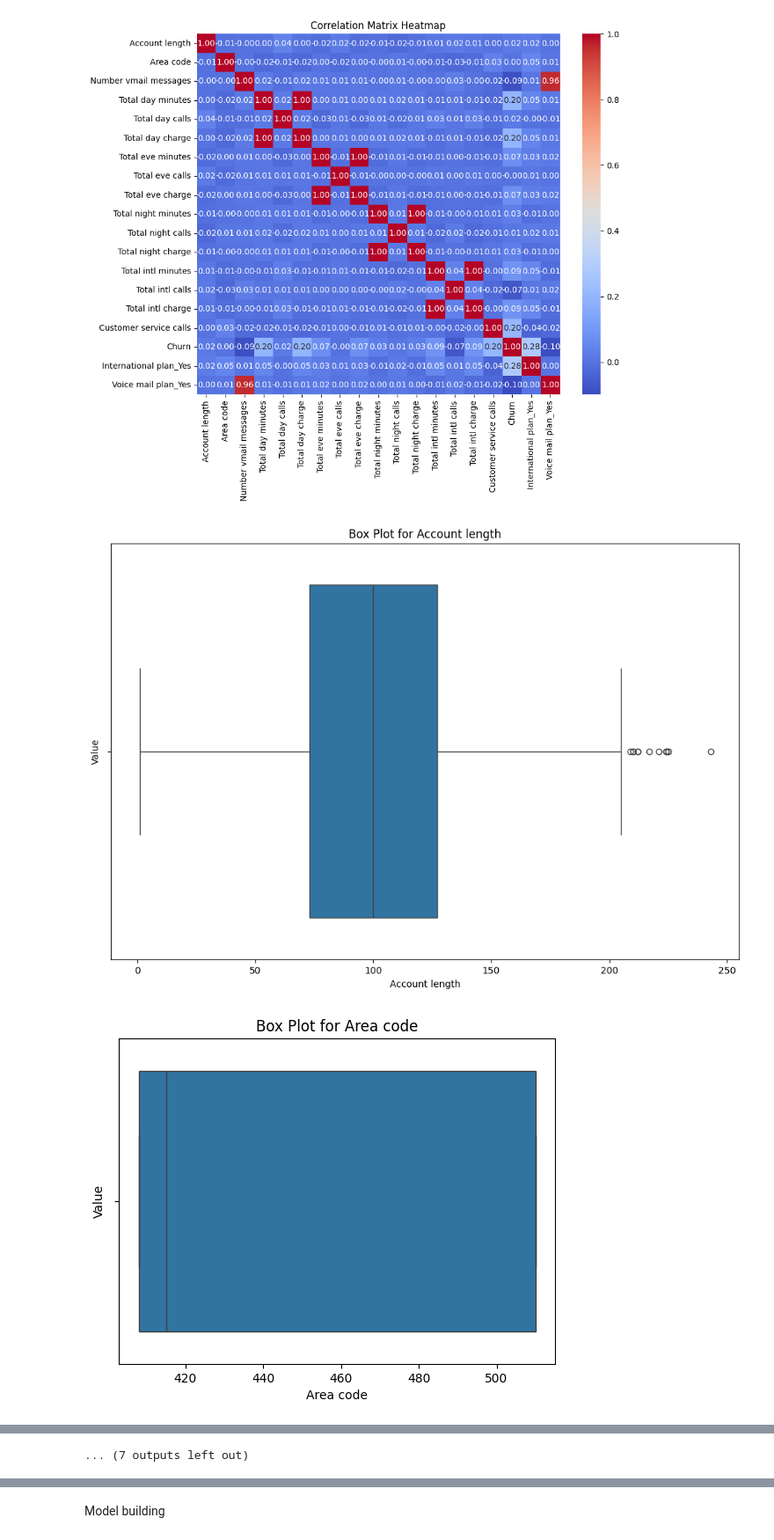
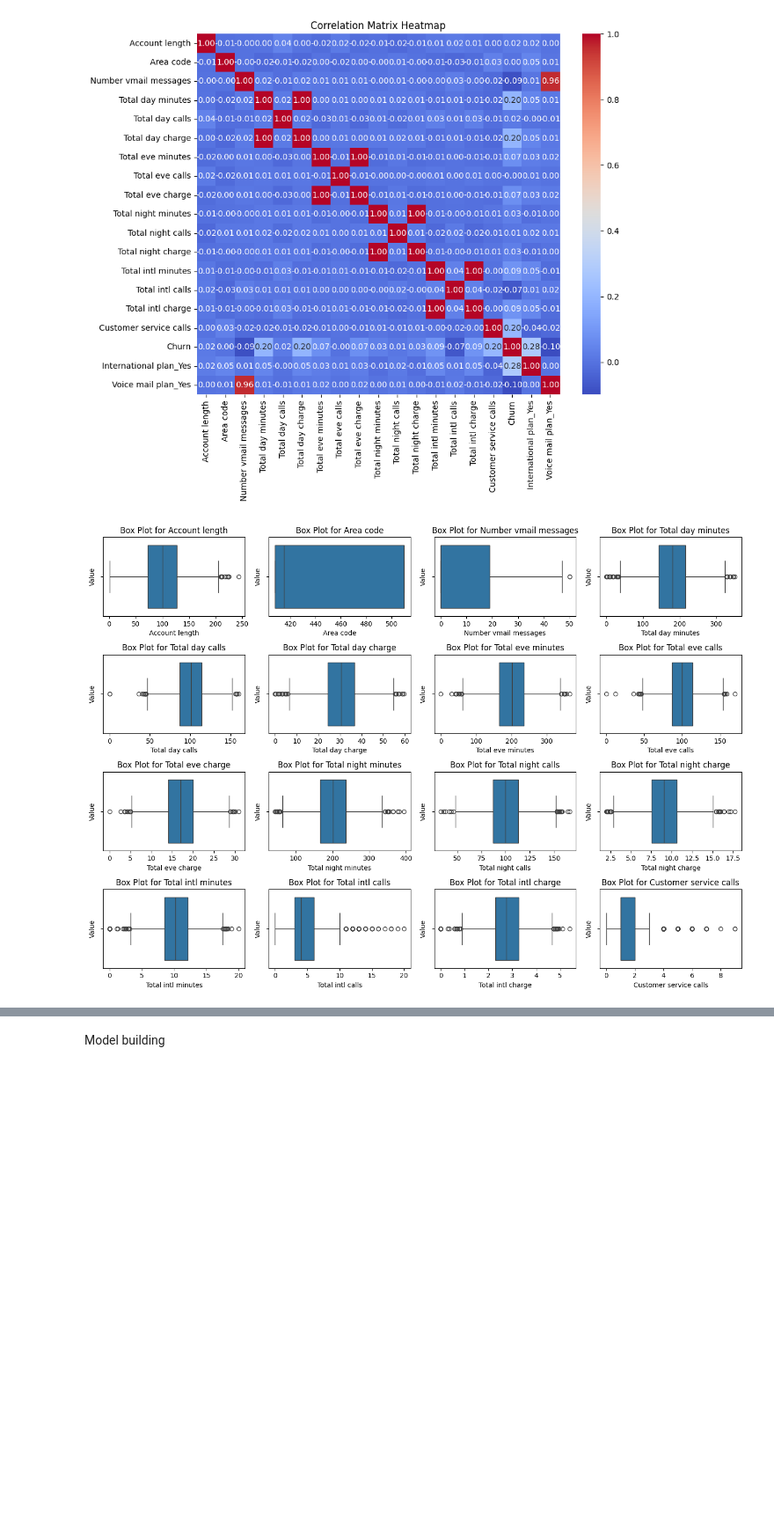
Before and after one commit to daophuongquynh/Customer-Churn, a Jupyter notebook: CustomerChurn.ipynb, the cells around one changed output, grey strips where cells are left out. Shown at 88% size. Drawn from its saved outputs; the diff is of its cells as text; code cells hidden in the pictures; blank space fills up the shorter version.

```diff
--- a/CustomerChurn.ipynb
+++ b/CustomerChurn.ipynb
@@ -142,15 +126,26 @@ plt.show()
 # %% [output]
 [figure]
 # %%
+# Create a grid of box plots to check outliers
+plt.figure(figsize=(14, 10))
 
-# Create box plots to check outliers
-plt.figure(figsize=(12, 8))
-for column in train_data_with_dummies.columns:
+# Define the number of rows and columns in the grid
+rows = 4
+cols = 4
+
+# Limit the number of variables to be plotted to fit the grid layout
+variables_to_plot = train_data_with_dummies.columns[:rows * cols]
+
+# Loop through each variable and plot it in the grid
+for i, column in enumerate(variables_to_plot):
+    plt.subplot(rows, cols, i + 1)
     sns.boxplot(x=train_data_with_dummies[column])
     plt.title(f'Box Plot for {column}')
     plt.xlabel(column)
     plt.ylabel('Value')
-    plt.show()
+
+# Adjust layout and show the plot
+plt.tight_layout()
+plt.show()
 # %% [output]
-[figure, old version]
+[figure, new version]
-[figure, removed]
@@ -167,4 +152,3 @@ for column in train_data_with_dummies.columns:
-... (7 outputs left out)
 # %%
 # Define a function to remove outliers using IQR method
 def remove_outliers_iqr(df, feature):
```
Also changed, not shown: parts of 5 cells of this notebook.
